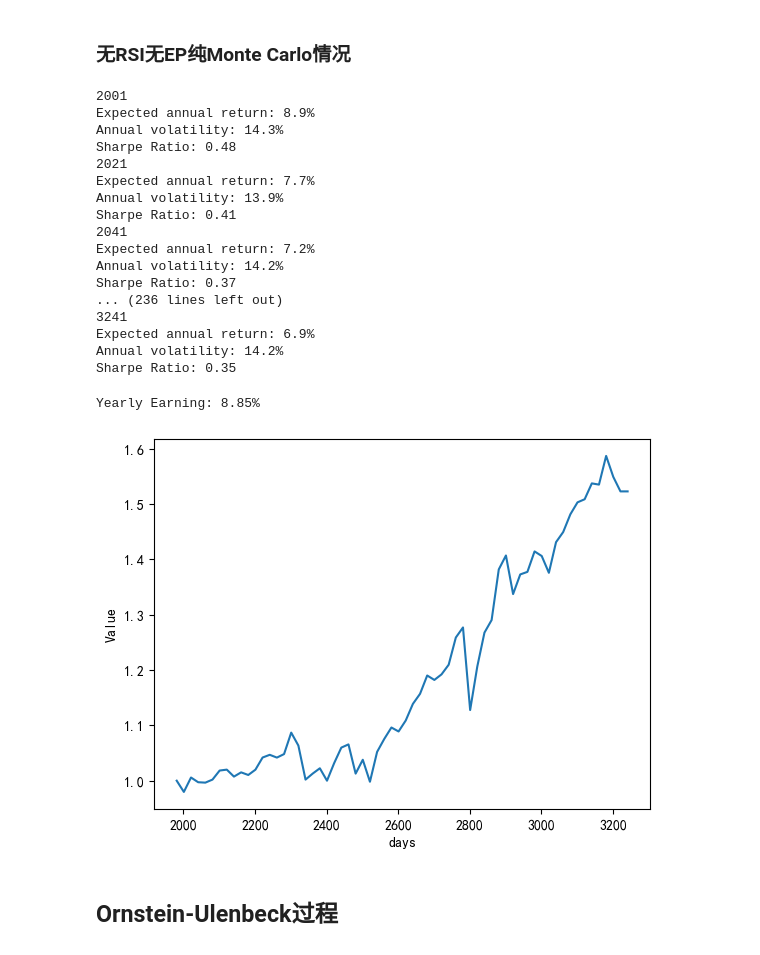
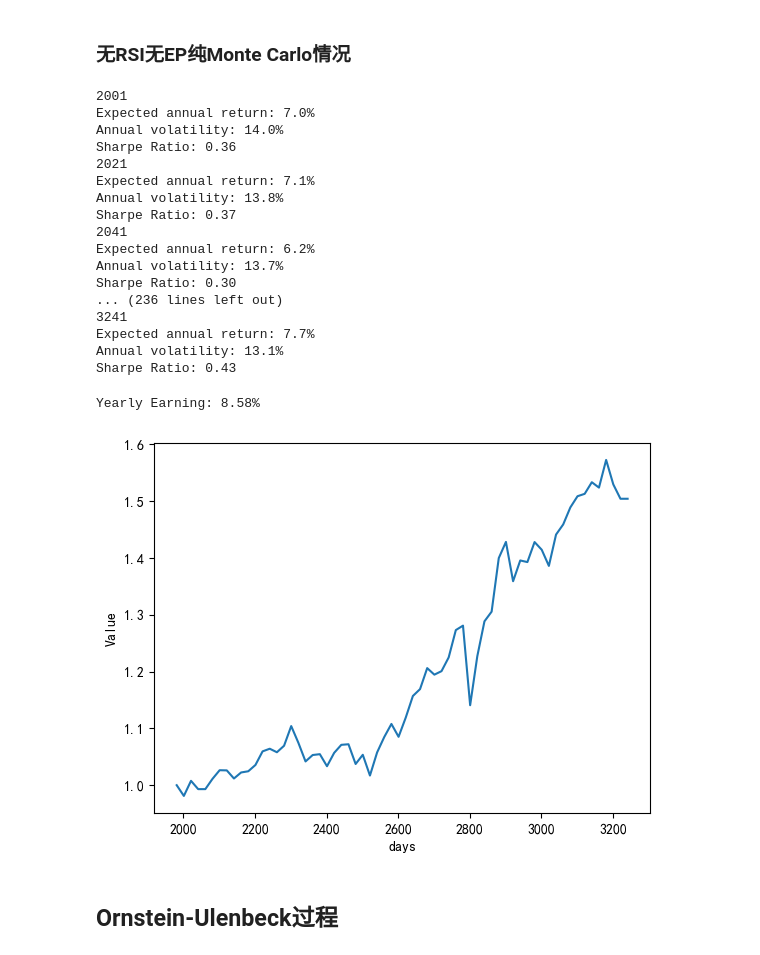
Before and after one commit to dishangti/Entropy-Pooling, a Jupyter notebook: EP.ipynb, the cells around one changed output. Drawn from its saved outputs; the diff is of its cells as text; code cells hidden in the pictures.

```diff
--- a/EP.ipynb
+++ b/EP.ipynb
@@ -787,7 +659,7 @@ n_ptf = 5    # Portfolio number (no cash)
 # %%
 RSIs = []
 for i in range(5):
-    _RSI =  RSI(prices[i], price_moves[i], period = 14)
+    _RSI =  RSI(prices[i], price_moves[i], period = 20)
     RSIs.append(_RSI)
 RSIs = np.array(RSIs)
 RSIs
@@ -957,6 +837,8 @@ fig.savefig('Portfolio_RSI.pdf')
 # %% [markdown]
 ### 回测
 # %%
+norm_prices = (prices[:, begin_time-20:end_time+1:20].T / prices[:, begin_time-20]).T
+
 portfo = np.array([.0,.0,.0,.0,.0,1])
 value_series = []
 for time in range(begin_time, end_time+1, adj_period):
@@ -970,7 +852,7 @@ for time in range(begin_time, end_time+1, adj_period):
 
     for i in range(n_ptf):
         portfo[i] += portfo[n_ptf] * ptf_portion[i] *0.01 / prices_now[i]
-    portfo[n_ptf] = 0
+    portfo[n_ptf] -= ptf_portion[:n_ptf].sum() * 0.01 * portfo[n_ptf]
 
 for i in range(n_ptf):
     portfo[n_ptf] += portfo[i] * prices_now[i]
@@ -990,30 +872,18 @@ Yearly Earning: 7.9%
 ### 无RSI无EP纯Monte Carlo情况
 # %%
 risk_free = 0.02
-
-R_df = pd.DataFrame(data=pnls[0:begin_time], columns=names)
-S = R.shape[0]
-p = np.ones((S, 1)) / S
 
 opt1_port = pd.DataFrame(np.array([0,0,0,0,0,100.0],dtype=np.float64), index = [*names, 'Cash'], columns = [begin_time - 1])
 for time in range(begin_time, end_time+1, adj_period):
     print(time)
     R_df = pd.DataFrame(data=pnls[:time], columns=names)
+    R = R_df.values
+    S = R.shape[0]
 
     p = np.ones((S, 1),dtype=np.float64) / S    # Prior distribution
 
-    sim_times = 5000
-    all_choice = np.arange(R.shape[0])
-    sim_series = []
     sim_end_time = 20
-    for i in range(sim_times):
-        now_price = np.array([1,1,1,1,1],dtype=np.float64)
-        for t in range(1, sim_end_time):
-            scene = np.random.choice(all_choice, p = p.ravel())
-            drive = R[scene]
-            now_price = now_price * (1 + drive * 0.01)
-        sim_series.append(now_price)
-    sim_series = np.array(sim_series)
+    sim_series = price_MonteCarlo(10000, n_ptf,R, p)
     sim_last = np.c_[sim_series,np.power((np.ones(sim_series.shape[0]) / (1+risk_free)), sim_end_time/250).reshape(-1,1)]
     sim_mean = np.power(np.mean(sim_last, axis=0), 250/sim_end_time) - 1
     sim_cov = np.cov(sim_last.T) * 250 / sim_end_time
@@ -1028,49 +898,50 @@ for time in range(begin_time, end_time+1, adj_period):
     opt1.portfolio_performance(verbose=True)
 # %% [output]
 2001
-Expected annual return: 8.9%
-Annual volatility: 14.3%
-Sharpe Ratio: 0.48
+Expected annual return: 7.0%
+Annual volatility: 14.0%
+Sharpe Ratio: 0.36
 2021
-Expected annual return: 7.7%
-Annual volatility: 13.9%
-Sharpe Ratio: 0.41
+Expected annual return: 7.1%
+Annual volatility: 13.8%
+Sharpe Ratio: 0.37
 2041
-Expected annual return: 7.2%
-Annual volatility: 14.2%
-Sharpe Ratio: 0.37
+Expected annual return: 6.2%
+Annual volatility: 13.7%
+Sharpe Ratio: 0.30
 ... (236 lines left out)
 3241
-Expected annual return: 6.9%
-Annual volatility: 14.2%
-Sharpe Ratio: 0.35
+Expected annual return: 7.7%
+Annual volatility: 13.1%
+Sharpe Ratio: 0.43
 # %%
+norm_prices = (prices[:, begin_time-20:end_time+1:20].T / prices[:, begin_time-20]).T
 portfo = np.array([.0,.0,.0,.0,.0,1])
 value_series = []
 for time in range(begin_time, end_time+1, adj_period):
     # 简单起见，不考虑手续费，先把所有东西卖了然后再买入
     prices_now = norm_prices[:,(time - (begin_time - adj_period))//adj_period]
     for i in range(n_ptf):
         portfo[n_ptf] += portfo[i] * prices_now[i]
         portfo[i] = .0
     ptf_portion = opt1_port.loc[:,time]
     value_series.append(portfo[n_ptf])
 
     for i in range(n_ptf):
         portfo[i] += portfo[n_ptf] * ptf_portion[i] *0.01 / prices_now[i]
-    portfo[n_ptf] = 0
+    portfo[n_ptf] = .0
 
 for i in range(n_ptf):
     portfo[n_ptf] += portfo[i] * prices_now[i]
     portfo[i] = .0
 value_series.append(portfo[n_ptf])
 
 time_series = np.arange(begin_time-20, end_time+1,20)
 plt.ticklabel_format(style='plain')
 plt.xlabel('days')
 plt.ylabel('Value')
 plt.plot(time_series, value_series)
 print(f'Yearly Earning: {np.round((value_series[-1]**(1/((end_time-begin_time)/250)) - 1) * 100,2)}%')
 # %% [output]
-Yearly Earning: 8.85%
+Yearly Earning: 8.58%
-[figure, old version]
+[figure, new version]
```
Also changed, not shown: parts of 36 cells of this notebook, 1 other file.
